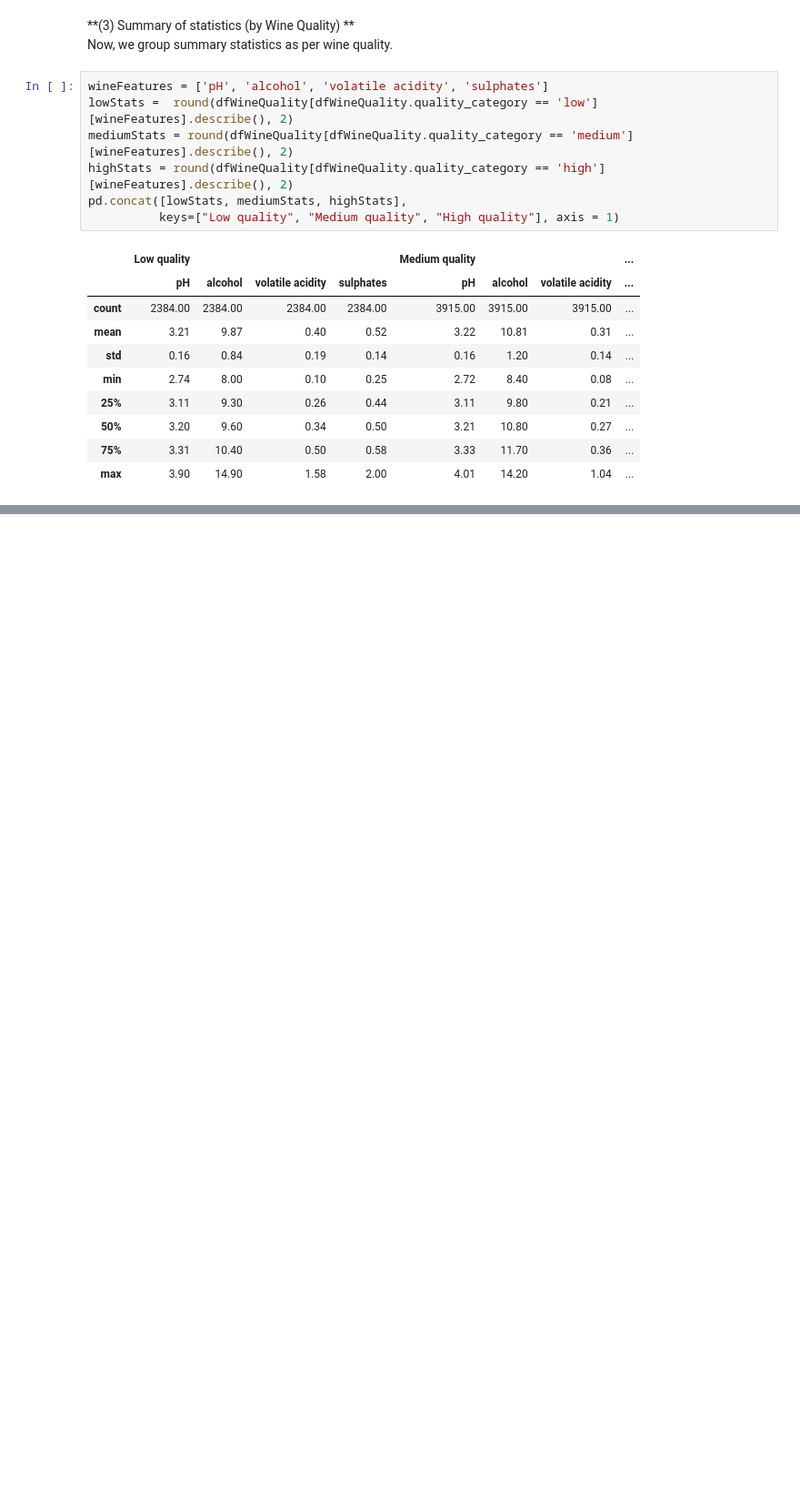
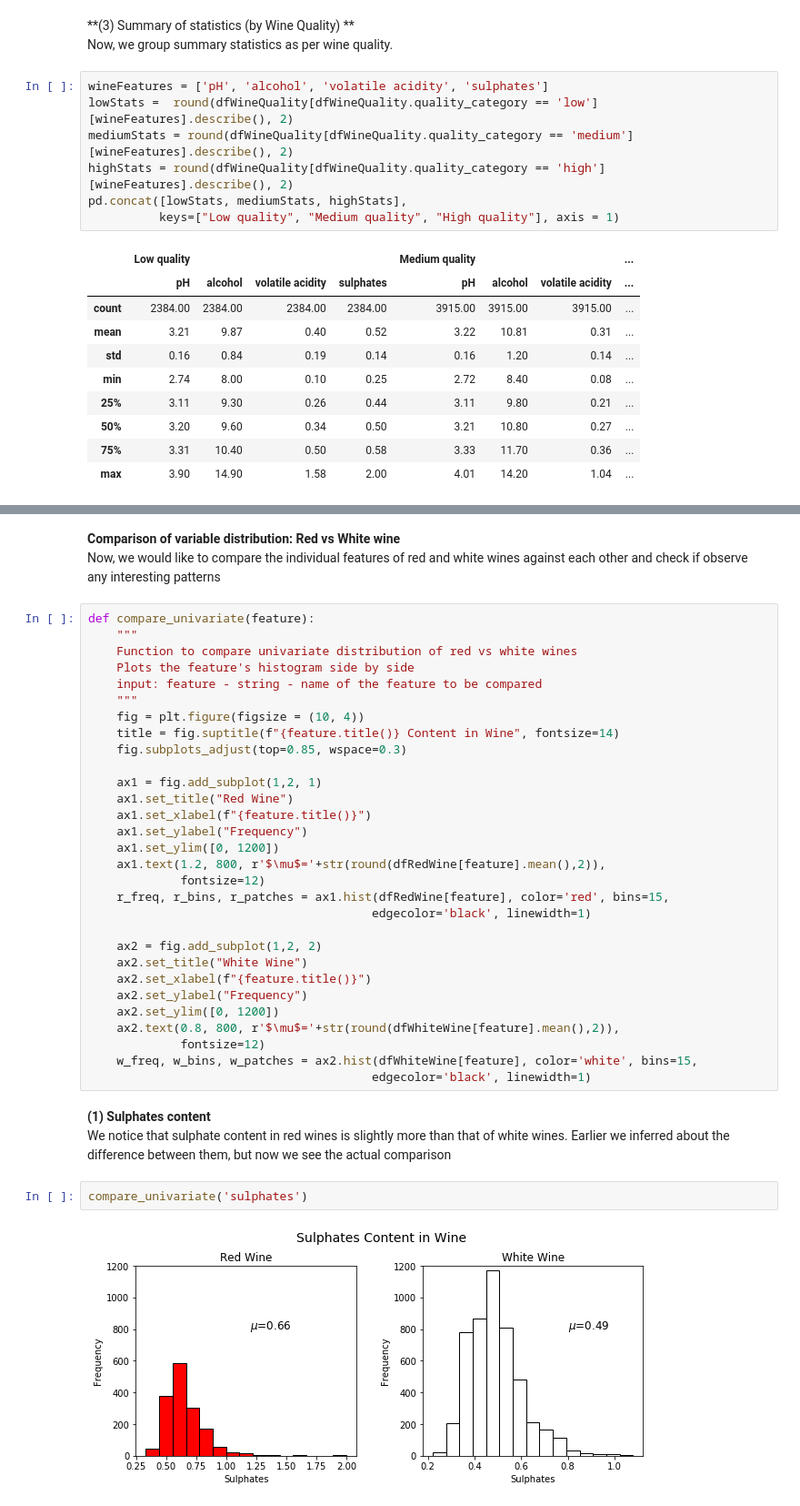
Before and after one commit to DataSorcerer/Statistical-and-Predictive-Modelling-Wine-Quality, a Jupyter notebook: Wine_Quality_Analysis.ipynb, the cells around one changed output, grey strips where cells are left out. Shown at 91% size. Drawn from its saved outputs; the diff is of its cells as text; blank space fills up the shorter version.

```diff
--- a/Wine_Quality_Analysis.ipynb
+++ b/Wine_Quality_Analysis.ipynb
@@ -128,0 +233,40 @@ pd.concat([lowStats, mediumStats, highStats],
+# %% [markdown]
+**Comparison of variable distribution: Red vs White wine**
+Now, we would like to compare the individual features of red and white wines against each other and check if observe any interesting patterns
+# %%
+def compare_univariate(feature):
+    """
+    Function to compare univariate distribution of red vs white wines
+    Plots the feature's histogram side by side
+    input: feature - string - name of the feature to be compared
+    """
+    fig = plt.figure(figsize = (10, 4))
+    title = fig.suptitle(f"{feature.title()} Content in Wine", fontsize=14)
+    fig.subplots_adjust(top=0.85, wspace=0.3)
+
+    ax1 = fig.add_subplot(1,2, 1)
+    ax1.set_title("Red Wine")
+    ax1.set_xlabel(f"{feature.title()}")
+    ax1.set_ylabel("Frequency")
+    ax1.set_ylim([0, 1200])
+    ax1.text(1.2, 800, r'$\mu$='+str(round(dfRedWine[feature].mean(),2)),
+             fontsize=12)
+    r_freq, r_bins, r_patches = ax1.hist(dfRedWine[feature], color='red', bins=15,
+                                        edgecolor='black', linewidth=1)
+
+    ax2 = fig.add_subplot(1,2, 2)
+    ax2.set_title("White Wine")
+    ax2.set_xlabel(f"{feature.title()}")
+    ax2.set_ylabel("Frequency")
+    ax2.set_ylim([0, 1200])
+    ax2.text(0.8, 800, r'$\mu$='+str(round(dfWhiteWine[feature].mean(),2)),
+             fontsize=12)
+    w_freq, w_bins, w_patches = ax2.hist(dfWhiteWine[feature], color='white', bins=15,
+                                        edgecolor='black', linewidth=1)
+# %% [markdown]
+**(1) Sulphates content**
+We notice that sulphate content in red wines is slightly more than that of white wines. Earlier we inferred about the difference between them, but now we see the actual comparison
+# %%
+compare_univariate('sulphates')
+# %% [output]
+[figure, added]
```
Also changed, not shown: parts of 21 cells of this notebook.
